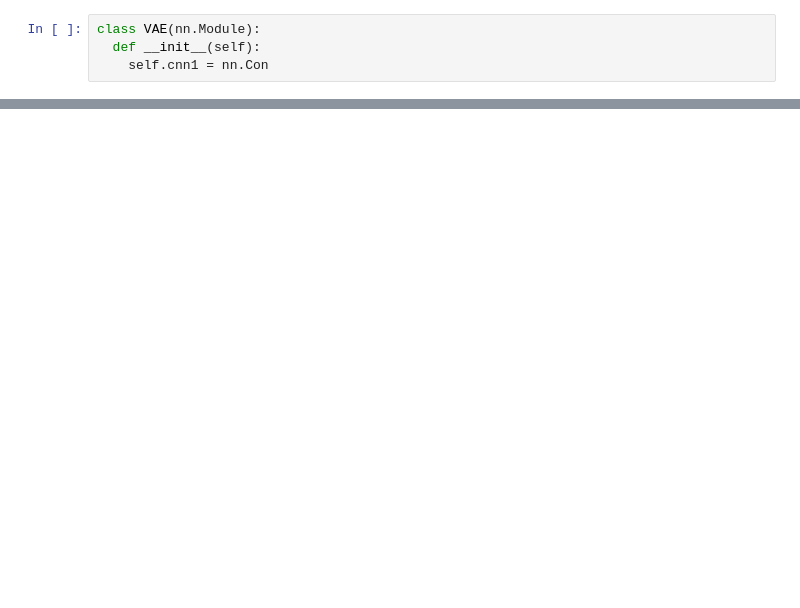
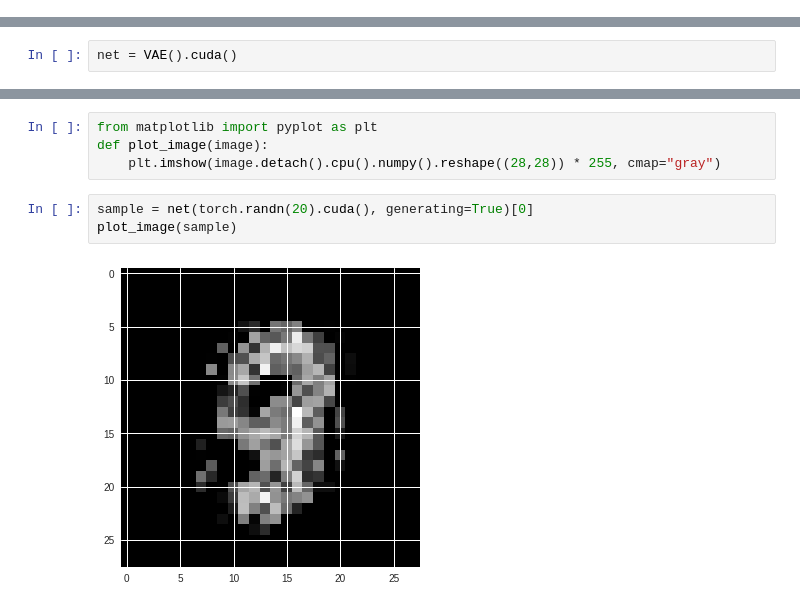
Before and after one commit to Maaarcocr/CW1DL, a Jupyter notebook: vae/Untitled.ipynb, the cells around one changed output, grey strips where cells are left out. Drawn from its saved outputs; the diff is of its cells as text; blank space fills up the shorter version.

```diff
--- a/vae/Untitled.ipynb
+++ b/vae/Untitled.ipynb
@@ -39,4 +39,0 @@ test = torch.from_numpy(test).cuda()
-# %%
-class VAE(nn.Module):
-  def __init__(self):
-    self.cnn1 = nn.Con
@@ -50,0 +78,2 @@ tensor([[0., 0., 0.,  ..., 0., 0., 0.],
+# %%
+net = VAE().cuda()
@@ -50,0 +117,9 @@ tensor([[0., 0., 0.,  ..., 0., 0., 0.],
+# %%
+from matplotlib import pyplot as plt
+def plot_image(image):
+    plt.imshow(image.detach().cpu().numpy().reshape((28,28)) * 255, cmap="gray")
+# %%
+sample = net(torch.randn(20).cuda(), generating=True)[0]
+plot_image(sample)
+# %% [output]
+[figure, added]
```
Also changed, not shown: parts of 7 cells of this notebook.
